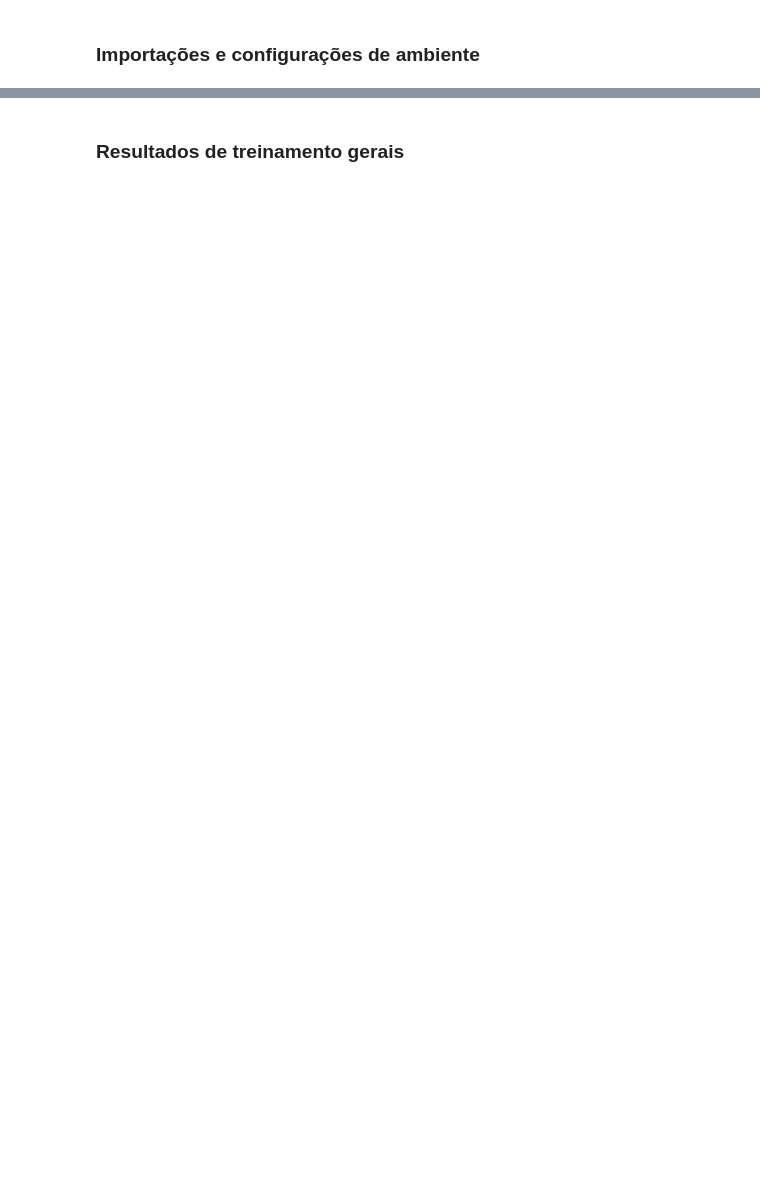
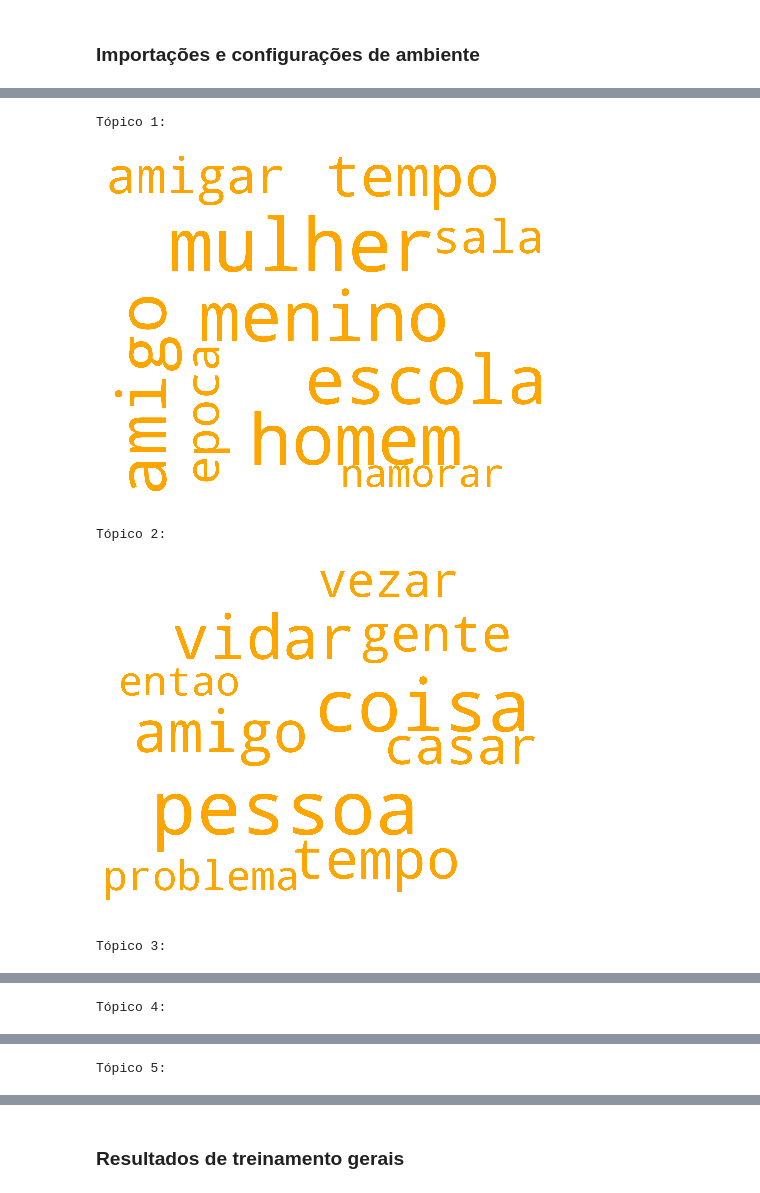
Before and after one commit to lfmatosm/reddit-topic-modelling, a Jupyter notebook: evaluation_example/evaluation_example.ipynb, the cells around one changed output, grey strips where cells are left out. Saved outputs shown, nothing was run; the diff lists cells and outputs as text; code cells hidden in the pictures; blank space fills up the shorter version.

```diff
--- a/evaluation_example/evaluation_example.ipynb
+++ b/evaluation_example/evaluation_example.ipynb
@@ -160,0 +193,4 @@ Tópico 0: sociedade<br>
+# %%
+lda_results = pd.read_csv(CSVS_PATH + "lda_results.csv")
+lda_results_by_coherence = lda_results.sort_values(["c_npmi_test"], ascending=(False))
+lda_results_by_coherence
@@ -160,0 +210,15 @@ Tópico 0: sociedade<br>
+# %%
+lda_best_model_path = lda_results_by_coherence['path'].tolist()[0]
+lda1 = joblib.load(os.path.join(MODELS_PATH, lda_best_model_path))
+
+lda_topics_probs = [topic[:WORDS_PER_TOPIC] for topic in lda1['topics_with_word_probs']]
+lda_mapping = get_word_probability_mappings(lda_topics_probs)
+for idx, mapping in enumerate(lda_mapping):
+    print(f'Tópico {idx+1}: ')
+    plot_wordcloud_by_word_probability(lda_mapping[idx], 'orange')
+# %% [output]
+Tópico 1:
+[figure, added]
+Tópico 2:
+[figure, added]
+Tópico 3:
@@ -160,0 +226 @@ Tópico 0: sociedade<br>
+Tópico 4:
@@ -160,0 +228 @@ Tópico 0: sociedade<br>
+Tópico 5:
```
Also changed, not shown: parts of 61 cells of this notebook, 21 other files.
